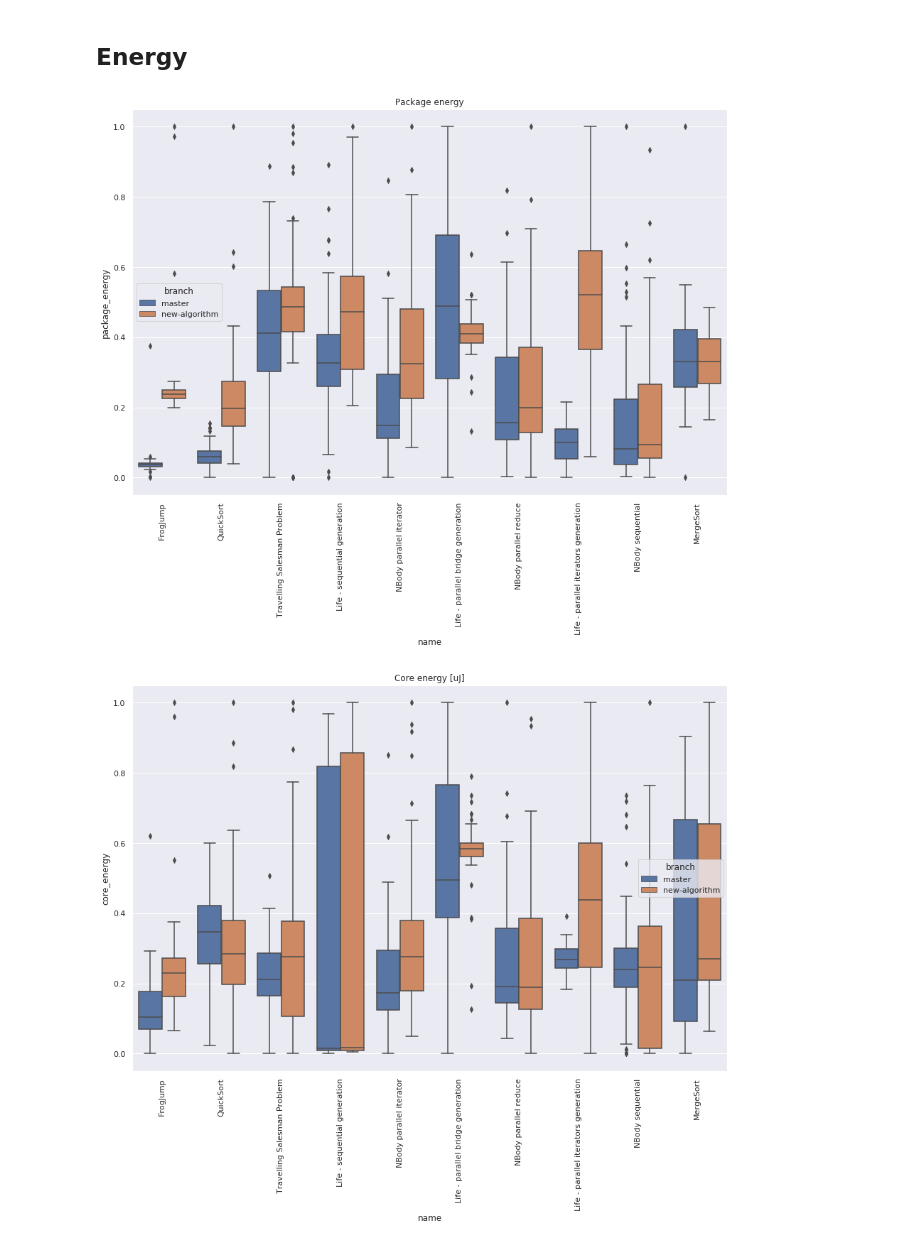
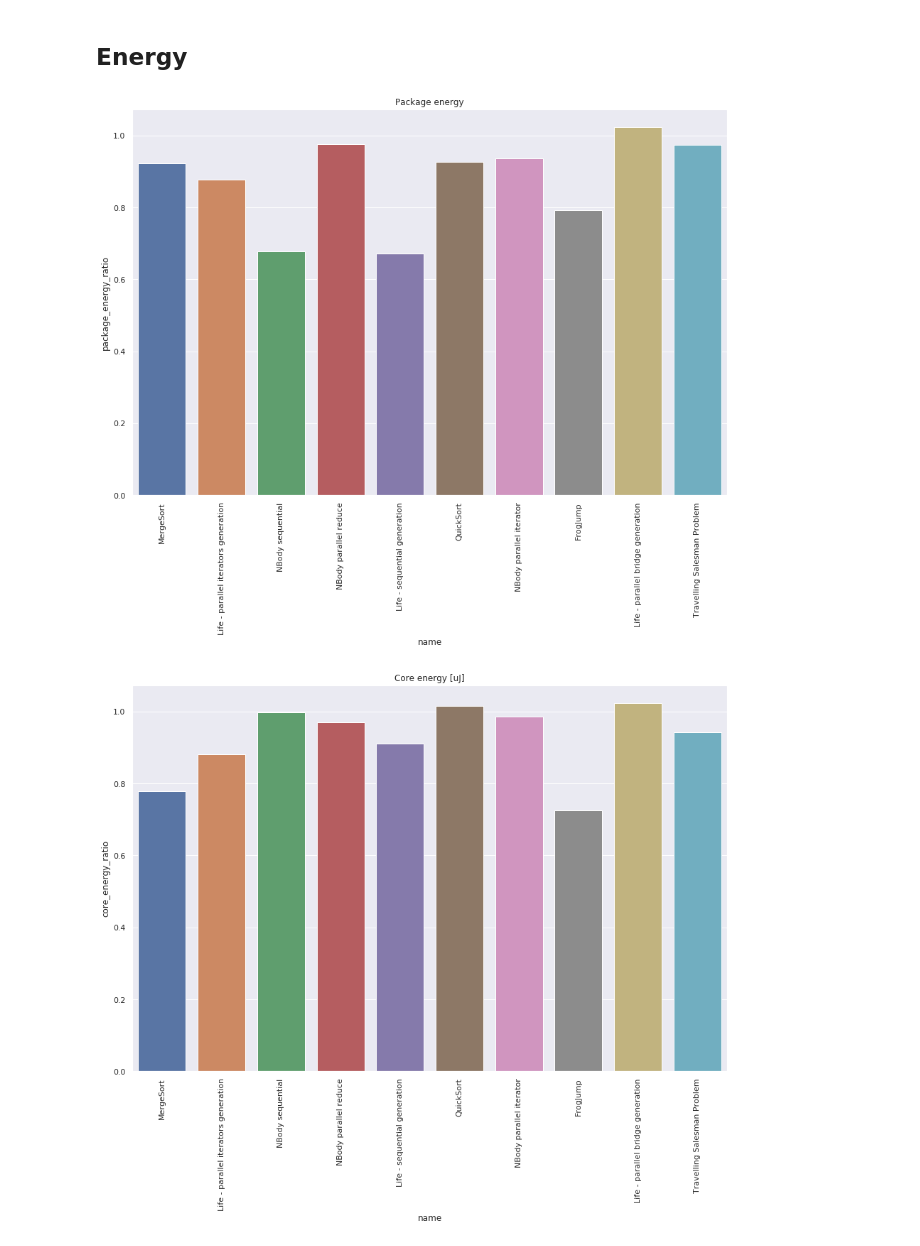
Before and after one commit to jeandiegof/bench-analysis, a Jupyter notebook: mixed/mixed.ipynb, the cells around one changed output. Saved outputs shown, nothing was run; the diff lists cells and outputs as text; code cells hidden in the pictures.

Commit message:
Add data from 14/06/2022 and update notebook to plot only a ratio of averages

```diff
--- a/mixed/mixed.ipynb
+++ b/mixed/mixed.ipynb
@@ -9,8 +9,9 @@ sns.set_theme()
 # %%
-df_master = pd.read_csv('13-06-2022/master.csv')
+df_master = pd.read_csv('14-06-2022/master.csv')
 df_master['branch'] = 'master'
 
-df_new = pd.read_csv('13-06-2022/new-algorithm.csv')
-df_new['branch'] = 'new-algorithm'
+df_new = pd.read_csv('14-06-2022/new-algorithm-d10us.csv')
+df_new['branch'] = 'new-algorithm-d10us'
 
 df = pd.concat([df_master, df_new], ignore_index = True)
+df.sample(10)
@@ -55,20 +126,20 @@ plt.xticks(rotation=90);
 # %%
 fig2, ax2 = plt.subplots(1, figsize=(15, 10));
 
 ax2.set_title('Package energy')
 ax2.set_ylabel('Energy [uJ]')
 ax2.set_xlabel('Sleep duration [us]')
-sns.boxplot(x='name', y='package_energy', hue='branch', data=df);
+sns.barplot(x='name', y='package_energy_ratio', data=df_to_plot);
 plt.xticks(rotation=90);
 
 fig2, ax3 = plt.subplots(1, figsize=(15, 10));
 
 ax3.set_title('Core energy [uJ]')
 ax3.set_ylabel('Energy [uJ]')
 ax3.set_xlabel('Sleep duration [us]')
-sns.boxplot(x='name', y='core_energy', hue='branch', data=df);
+sns.barplot(x='name', y='core_energy_ratio', data=df_to_plot);
 
 plt.xticks(rotation=90);
 # %% [output]
-[figure, old version]
+[figure, new version]
-[figure, old version]
+[figure, new version]
```
Also changed, not shown: parts of 6 cells of this notebook, 3 other files.
